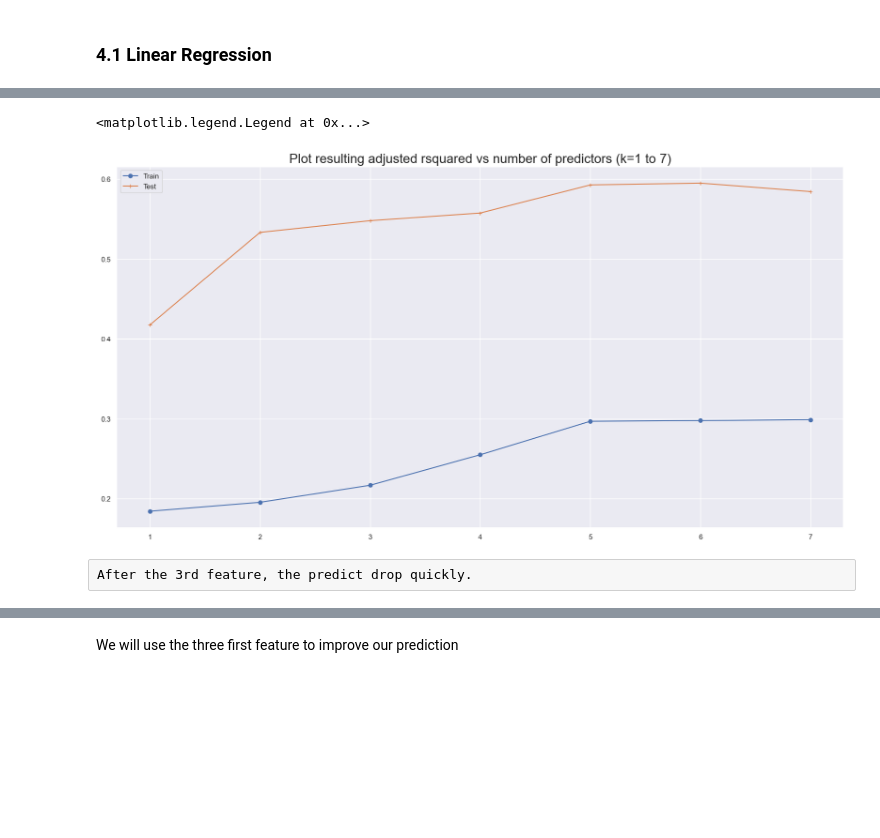
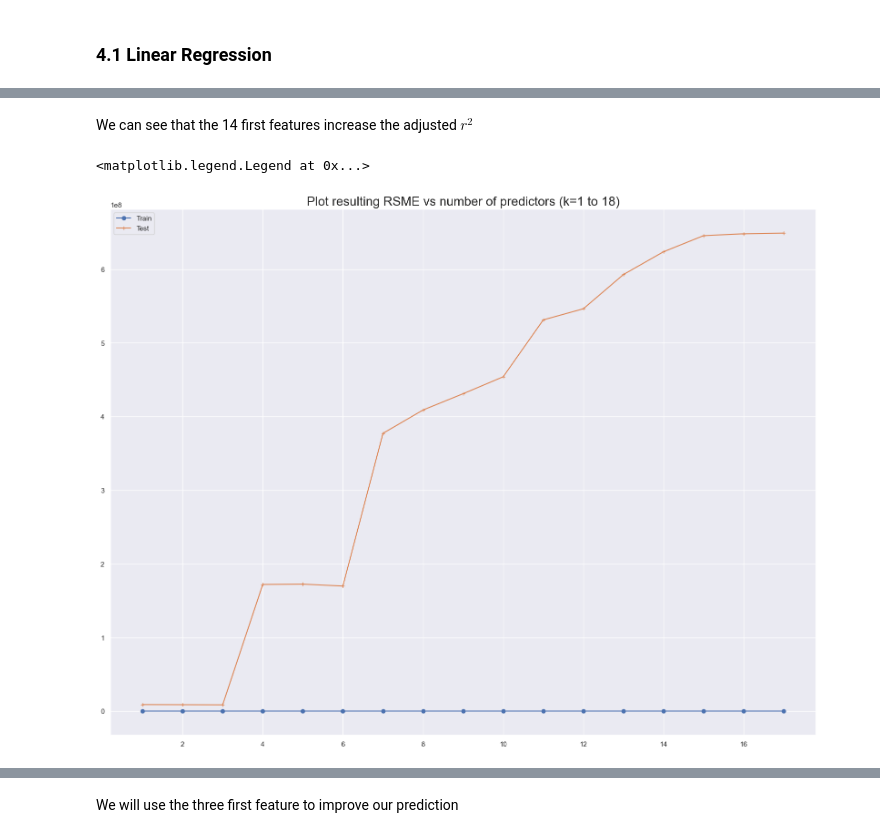
Before and after one commit to FranckMSDS/ML, a Jupyter notebook: Classification Event.ipynb, the cells around one changed output, grey strips where cells are left out. Cells and saved outputs as stored; diff of their text form; code cells hidden in the pictures; blank space fills up the shorter version.

```diff
--- a/Classification Event.ipynb
+++ b/Classification Event.ipynb
@@ -595,4 +451,0 @@ adjusted_r_squared :  0.5949019119066784
-# %%
-allowed_factors.remove(best[0])
-best = find_best(X_train, allowed_factors, True)
-print('best:',best)
@@ -642,0 +513,30 @@ adjusted_r_squared :  0.5843684770951008
+# %%
+def moyenne(liste):
+    num_rows = len(liste)
+    num_cols = len(liste[0])
+
+    totals = num_cols * [0.0]
+
+    for line in liste:
+        for index in range(num_cols):
+            totals[index] += line[index]
+
+    return [total / num_rows for total in totals]
+# %%
+r2 = []
+adjr2 = []
+rsme_test = []
+rsme_train = []
+
+for _ in range(10):
+    X_train, X_test, y_train, y_test = train_test_split(df_dropped, df_dropped['Output'], test_size=0.2)
+    result, best = predict_multi_all_features(X_train)
+    r2.append(result[0])
+    adjr2.append(result[1])
+    rsme_test.append(result[2])
+    rsme_train.append(result[3])
+
+r2_mean = moyenne(r2)
+adjr2_mean = moyenne(adjr2)
+rsme_test_mean = moyenne(rsme_test)
+rsme_train_mean = moyenne(rsme_train)
@@ -643,11 +554,13 @@ adjusted_r_squared :  0.5843684770951008
+# %% [markdown]
+We can see that the 14 first features increase the adjusted $r^2$
 # %%
-predictor = pd.Series(range(1,8))
-plt.plot(predictor, adjr2_train, marker="o", label="Train")
-plt.plot(predictor, adjr2_test, marker="+", label="Test")
-plt.title('Plot resulting adjusted rsquared vs number of predictors (k=1 to 7)', fontsize = 20)
+feature_number = len(df_dropped.select_dtypes(include=np.number).columns.tolist())
+predictor = pd.Series(range(1,feature_number))
+fig,ax = plt.subplots(figsize=(20,15))
+plt.plot(predictor, rsme_train_mean, marker="o", label="Train")
+plt.plot(predictor, rsme_test_mean, marker="+", label="Test")
+plt.title('Plot resulting RSME vs number of predictors (k=1 to ' + str(feature_number) +')', fontsize = 20)
 plt.legend()
 # %% [output]
 <matplotlib.legend.Legend at 0x...>
-[figure, old version]
+[figure, new version]
-# %% [raw]
-After the 3rd feature, the predict drop quickly.
```
Also changed, not shown: parts of 106 cells of this notebook, 1 other file.
